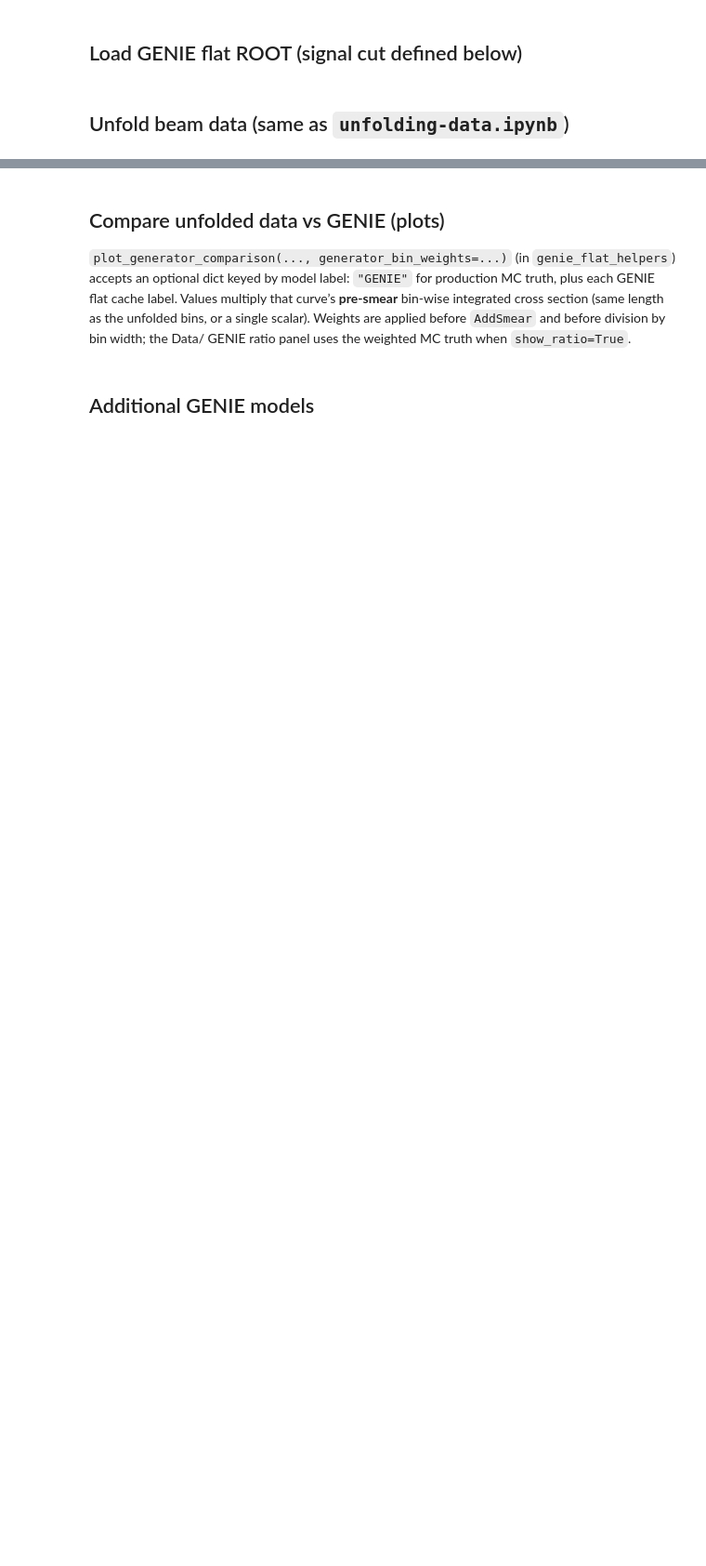
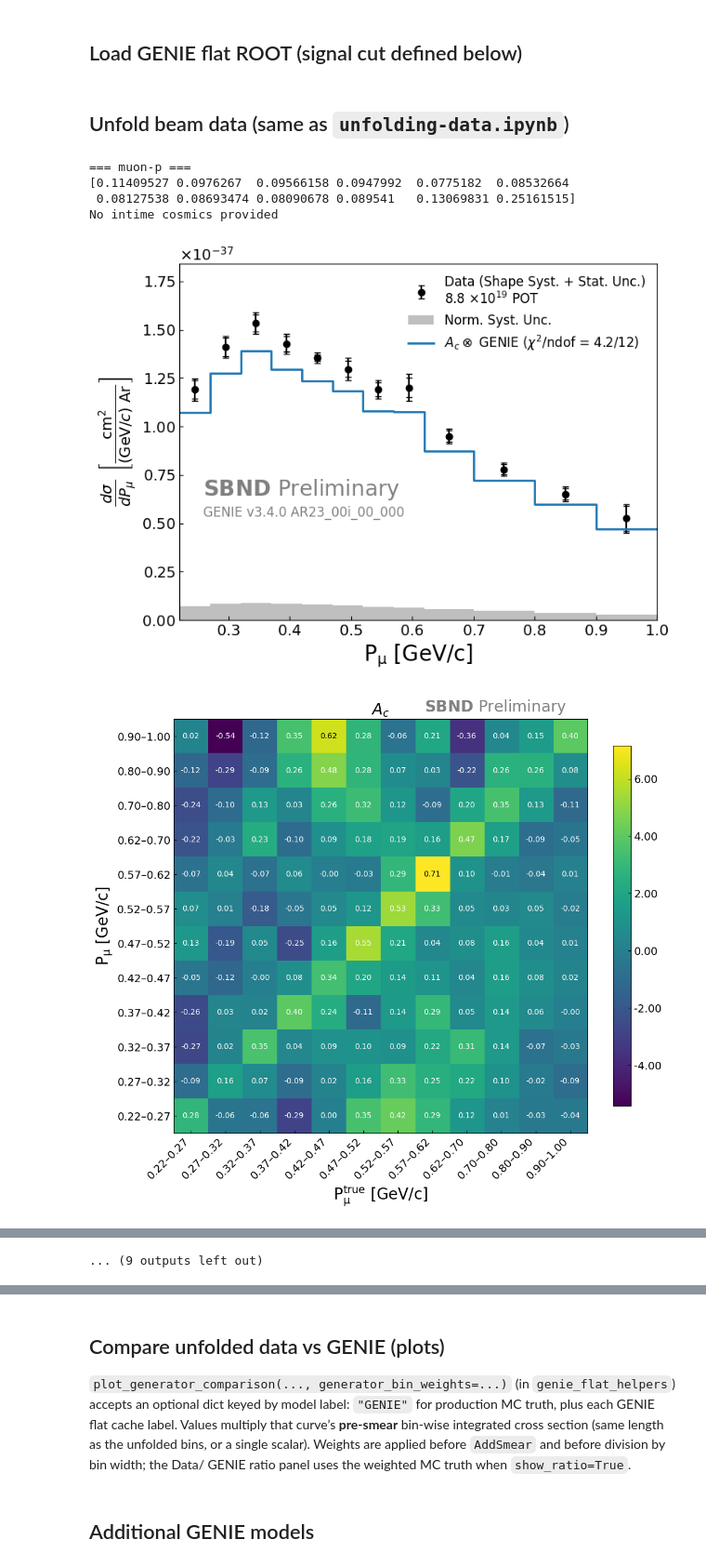
Before and after one commit to wjdanswjddl/cafpyana, a Jupyter notebook: analysis_village/numucc_1p0pi/notebooks/genie_generator_comparisons.ipynb, the cells around one changed output, grey strips where cells are left out. Shown at 93% size. Drawn from its saved outputs; the diff is of its cells as text; code cells hidden in the pictures; blank space fills up the shorter version.

```diff
--- a/analysis_village/numucc_1p0pi/notebooks/genie_generator_comparisons.ipynb
+++ b/analysis_village/numucc_1p0pi/notebooks/genie_generator_comparisons.ipynb
@@ -164,0 +193,14 @@ Files to process: ['/pnfs/sbnd/scratch/users/munjung/cafpyana_out/dfs/2026_05_11
+# %%
+data_gates = data_hdr_df.nbnbinfo.sum()
+data_evt_df["pot_weight"] = np.ones(len(data_evt_df))
+
+mc_tot_pot = mc_hdr_df["pot"].sum()
+mc_pot_scale = data_tot_pot / mc_tot_pot
+print(f"mc_pot_scale: {mc_pot_scale:.3e}")
+mc_evt_df["pot_weight"] = mc_pot_scale * np.ones(len(mc_evt_df))
+
+offbeam_gates = offbeam_hdr_df[offbeam_hdr_df["first_in_subrun"] == 1]["noffbeambnb"].sum()
+f = 0.08
+scale_offbeam_to_lightdata = (1 - f) * data_gates / offbeam_gates
+print(f"offbeam data scale: {scale_offbeam_to_lightdata:.2f}")
+offbeam_evt_df["pot_weight"] = scale_offbeam_to_lightdata * np.ones(len(offbeam_evt_df))
@@ -389,7 +439,7 @@ unfolding_plotter = partial(
     breakdown_type=breakdown_type,
     mc_df=mc_evt_df,
     data_df=data_evt_df,
-    intime_df=None,
+    # intime_df=offbeam_evt_df,
     plot=False,
     save_fig=False,
     syst_kind=UNFOLDING_SYST_KIND,
@@ -400,15 +450,15 @@ unfolding_plotter = partial(
 
 var_configs = [
     VariableConfig.muon_momentum(),
-    # VariableConfig.muon_direction(),
-    # VariableConfig.proton_momentum(),
-    # VariableConfig.proton_direction(),
-    # VariableConfig.tki_del_Tp(),
-    # VariableConfig.tki_del_Tp_x(),
-    # VariableConfig.tki_del_Tp_y(),
-    # VariableConfig.tki_del_p(),
-    # VariableConfig.tki_del_alpha(),
-    # VariableConfig.tki_del_phi(),
+    VariableConfig.muon_direction(),
+    VariableConfig.proton_momentum(),
+    VariableConfig.proton_direction(),
+    VariableConfig.tki_del_Tp(),
+    VariableConfig.tki_del_Tp_x(),
+    VariableConfig.tki_del_Tp_y(),
+    VariableConfig.tki_del_p(),
+    VariableConfig.tki_del_alpha(),
+    VariableConfig.tki_del_phi(),
 ]
 
 unfold_cache = {}
@@ -416,6 +466,7 @@ for var_config in var_configs:
     print("\n===", var_config.var_save_name, "===")
     syst_ret = get_syst_unc(var_config, plot=False)
     print(syst_ret[0])
+    plot_frac_unc(syst_ret[0], var_config)
     syst_cov_matrix = syst_ret[1]
     plot_labels_hist = [var_config.var_labels[1], pot_label, ""]
     ret = unfolding_plotter(
@@ -458,31 +509,38 @@ for var_config in var_configs:
                         models,
                         var_config,
                         # chi2_list=chi2_list,
                         xsec_unit=xsec_unit,
                         save_fig=save_fig,
                         save_name=save_name,
-                        textloc=[0.05, 0.75],
+                        textloc=[0.05, 0.4],
                         approval="preliminary",
                         data=True,
                         closure_test=False)
     save_fig_name = "{}/{}-{}-add_smear".format(save_fig_dir, var_config.var_save_name, "data")
     plot_heatmap(
                 unfold["AddSmear"],
                 var_config.bins,
                 plot_labels=[var_config.var_labels[2], var_config.var_labels[0], "", "$A_c$"],
                 approval="preliminary",
                 save_fig=save_fig,
                 save_name=save_fig_name,
                 cmap="viridis"
     )
 
     save_fig_name = "{}/{}-{}-syst_cov_frac".format(save_fig_dir, var_config.var_save_name, "data")
     plot_heatmap(
                 syst_cov_matrix,
                 var_config.bins,
                 plot_labels=[var_config.var_labels[1], var_config.var_labels[1], "Covariance"],
                 approval="preliminary",
                 save_fig=save_fig,
                 save_name=save_fig_name,
                 cmap="viridis"
     )
+# %% [output]
+=== muon-p ===
+[0.11409527 0.0976267  0.09566158 0.0947992  0.0775182  0.08532664
+ 0.08127538 0.08693474 0.08090678 0.089541   0.13069831 0.25161515]
+No intime cosmics provided
+[figure, added]
+[figure, added]
@@ -489,2 +564,3 @@ for var_config in var_configs:
+... (9 outputs left out)
 # %%
 save_fig_name
```
Also changed, not shown: parts of 9 cells of this notebook, 3 other files.
